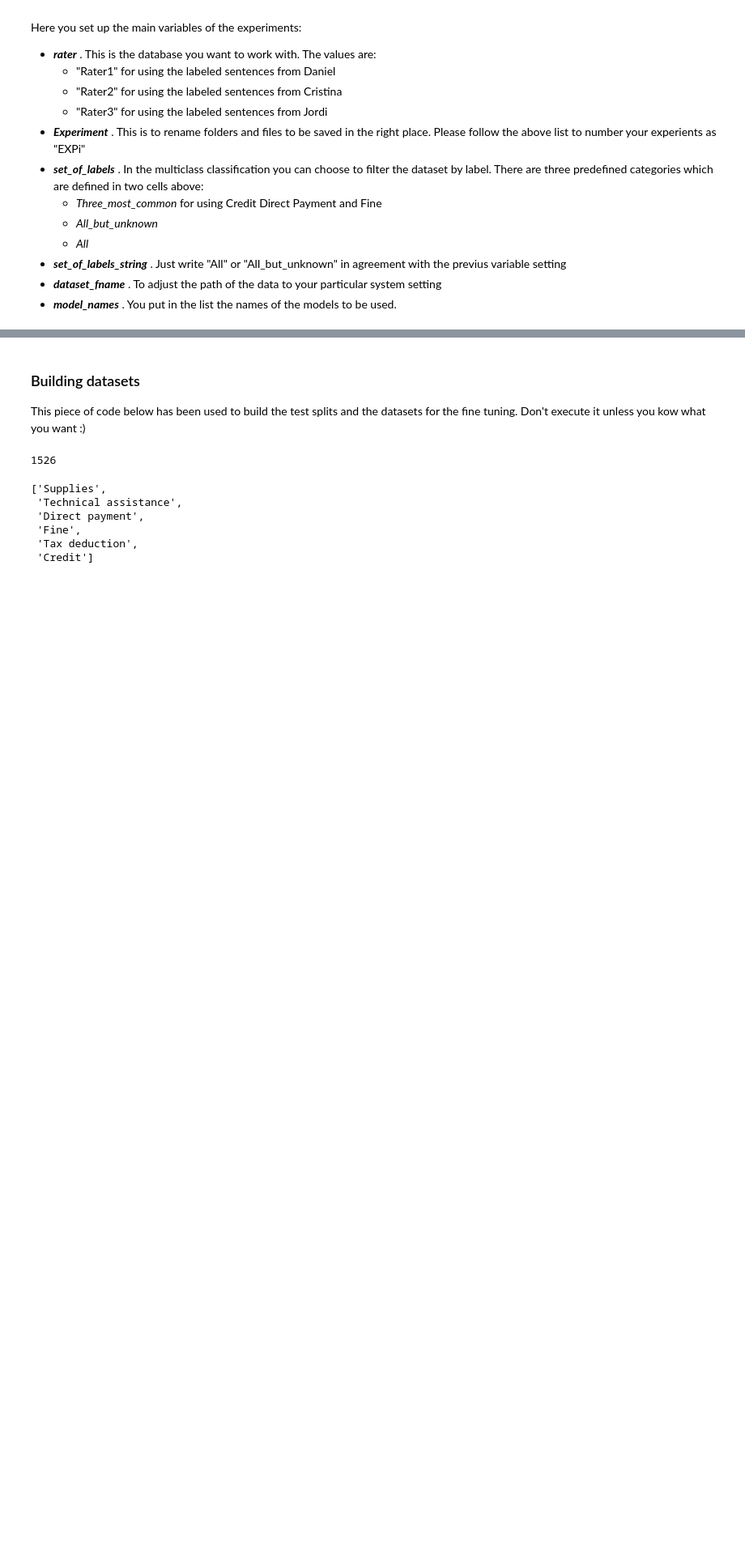
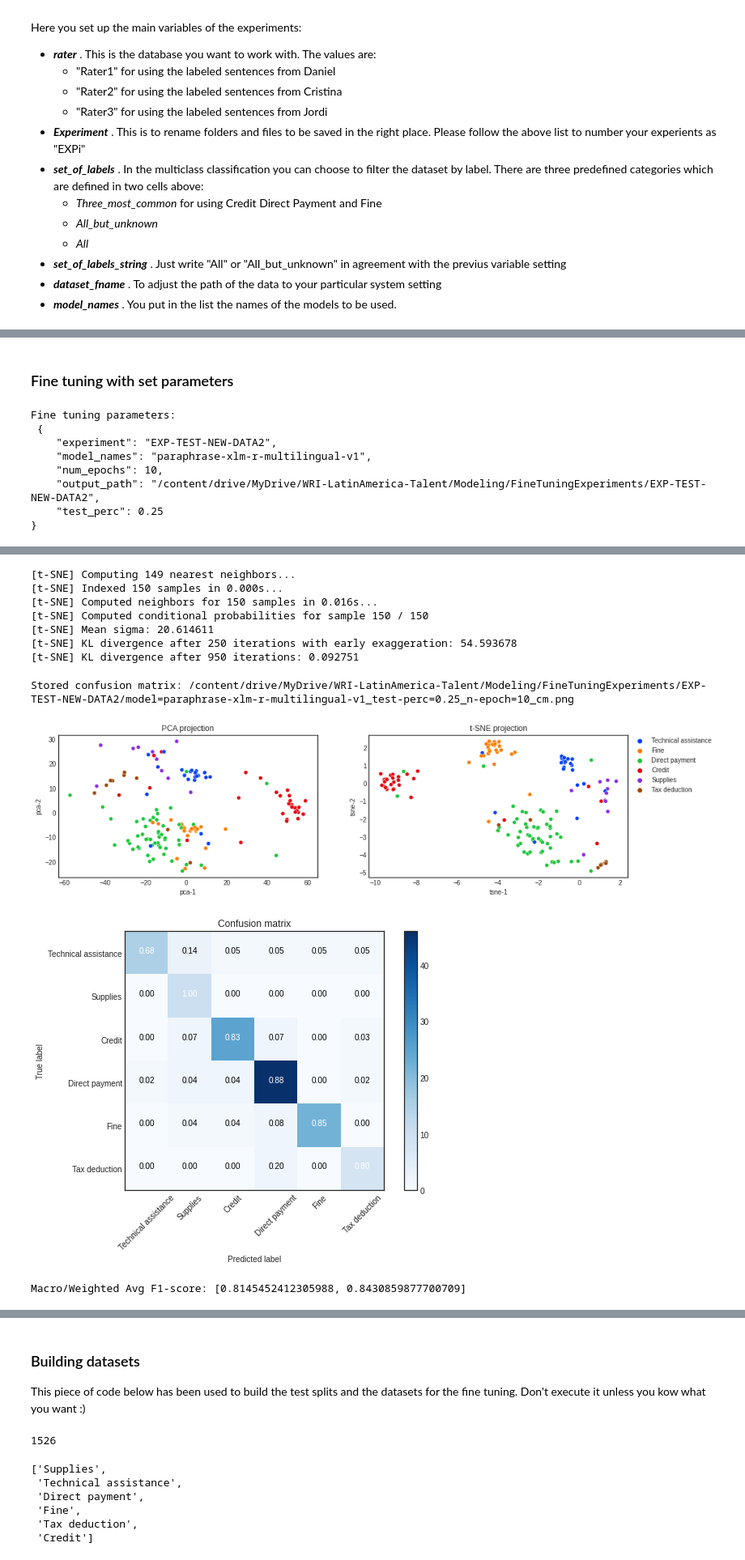
Before and after one commit to wri-dssg-omdena/policy-data-analyzer, a Jupyter notebook: tasks/data_augmentation/notebooks/zero_shot_classification/GoogleColabFineTuneEmbeddingModel.ipynb, the cells around one changed output, grey strips where cells are left out. Shown: that part at 81% size. Saved outputs shown, nothing was run; the diff lists cells and outputs as text; code cells hidden in the pictures; blank space fills up the shorter version.

Commit message:
Added multiclass classifiers to notebook, refactored fine tuning loop

```diff
--- a/tasks/data_augmentation/notebooks/zero_shot_classification/GoogleColabFineTuneEmbeddingModel.ipynb
+++ b/tasks/data_augmentation/notebooks/zero_shot_classification/GoogleColabFineTuneEmbeddingModel.ipynb
@@ -187,17 +396,17 @@ Here you set up the main variables of the experiments:
 # %%
 rater = "Rater3" # TODO: Change accordingly to what is the dataset you want to analyze
 set_of_labels = All_but_unknown
-set_of_labels_string = "single_All_but_unknown"
-experiment = "EXP-TEST-NEW-DATA"
+set_of_labels_string = "combined_All_but_unknown"
+experiment = "EXP-TEST-NEW-DATA2"
 
 # This first one is the one used by David and Daniel
-base_path = "/content/drive/MyDrive/WRI-LatinAmerica-Talent/"
+base_path = "/content/drive/MyDrive/WRI-LatinAmerica-Talent"
 
 # This one is the one used by Jordi
 # base_path = "/content/drive/MyDrive/Official Folder of WRI Latin America Project/WRI-LatinAmerica-Talent"
 
-data_path = f"{base_path}/Cristina_Policy_Files/Tagged_sentence_lists/datasets/Raters/"
-results_save_path = f"{base_path}/Modeling/FineTuningexperiments/{experiment}"
+data_path = f"{base_path}/Cristina_Policy_Files/Tagged_sentence_lists/datasets/Raters"
+results_save_path = f"{base_path}/Modeling/FineTuningExperiments/{experiment}"
 
 if not os.path.exists(results_save_path):
     os.makedirs(results_save_path)
@@ -208,17 +413,4 @@ print(os.listdir(f"{base_path}/Modeling/FineTuningExperiments/"))
-# %%
-def load_dataset(data_path, rater, set_of_labels_string):
-  """
-  Return the train data, train labels, test data, and test labels
-  """
-  dataset = []
-
-  for dataset_type in ["train", "test"]:
-    for file_type in ["sentences", "labels"]:
-      filename = dataset_type + "_" + rater + "_" + set_of_labels_string + "_" + file_type + ".csv"
-      file = data_path + filename
-      data = pd.read_csv(file, index_col=False, header=None)
-      dataset.append(data[0].tolist())  # The data is always the entire first column
-
-  return dataset[0], dataset[1], dataset[2], dataset[3]
 # %%
 train_sents, train_labels, test_sents, test_labels = load_dataset(data_path, rater, set_of_labels_string)
+label_names = unique_labels(train_labels)
+label_names
@@ -233,0 +448,23 @@ import json
+# %% [markdown]
+### Fine tuning with set parameters
+# %%
+# Configure the fine tuning for one set of parameters
+fine_tuning_params = {
+    "test_perc": 0.25,
+    "model_names": 'paraphrase-xlm-r-multilingual-v1',
+    "output_path": results_save_path,
+    "experiment": experiment",
+    "num_epochs": 10
+}
+# %%
+# If you already know which configuration you want to fine tune SBERT on, and want to store the model, run:
+fine_tune_sbert(fine_tuning_params, train_sents, train_labels, test_sents, test_labels, label_names)
+# %% [output]
+Fine tuning parameters:
+ {
+    "experiment": "EXP-TEST-NEW-DATA2",
+    "model_names": "paraphrase-xlm-r-multilingual-v1",
+    "num_epochs": 10,
+    "output_path": "/content/drive/MyDrive/WRI-LatinAmerica-Talent/Modeling/FineTuningExperiments/EXP-TEST-NEW-DATA2",
+    "test_perc": 0.25
+}
@@ -233,0 +473,11 @@ import json
+[t-SNE] Computing 149 nearest neighbors...
+[t-SNE] Indexed 150 samples in 0.000s...
+[t-SNE] Computed neighbors for 150 samples in 0.016s...
+[t-SNE] Computed conditional probabilities for sample 150 / 150
+[t-SNE] Mean sigma: 20.614611
+[t-SNE] KL divergence after 250 iterations with early exaggeration: 54.593678
+[t-SNE] KL divergence after 950 iterations: 0.092751
+Stored confusion matrix: /content/drive/MyDrive/WRI-LatinAmerica-Talent/Modeling/FineTuningExperiments/EXP-TEST-NEW-DATA2/model=paraphrase-xlm-r-multilingual-v1_test-perc=0.25_n-epoch=10_cm.png
+[figure, added]
+[figure, added]
+Macro/Weighted Avg F1-score: [0.8145452412305988, 0.8430859877700709]
```
Also changed, not shown: parts of 32 cells of this notebook, 1 other file.
